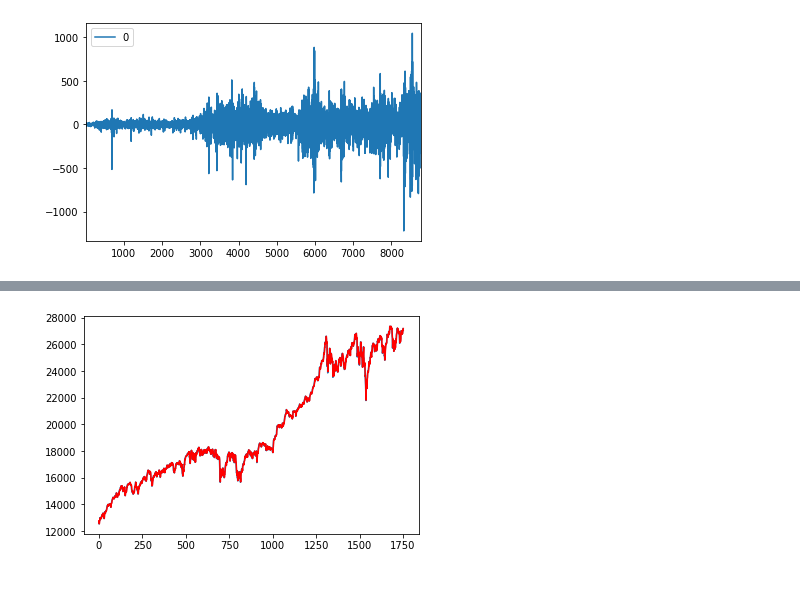
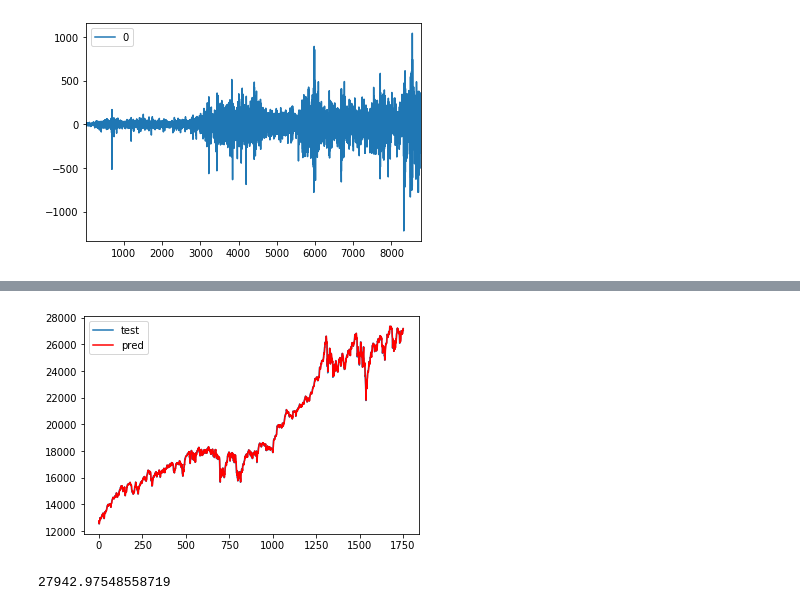
Before and after one commit to nessessence/stockPricePrediction, a Jupyter notebook: ARIMA_model.ipynb, the cells around one changed output, grey strips where cells are left out. Drawn from its saved outputs; the diff is of its cells as text; code cells hidden in the pictures.

```diff
--- a/ARIMA_model.ipynb
+++ b/ARIMA_model.ipynb
@@ -36,7 +37,7 @@ autocorrelation_plot(df['Close'])
 <matplotlib.axes._subplots.AxesSubplot at 0x...>
 [figure]
 # %%
-model = ARIMA(df['Close'], order=(5, 1, 0))
+model = ARIMA(df['Close'], order=(10, 1, 0))
 model_fit = model.fit(disp=0)
 print(model_fit.summary())
 # %% [output]
@@ -85,7 +86,7 @@ train, test = X[0:size], X[size:len(X)]
 hist = [x for x in train]
 predictions = list()
 for t in tqdm(range(len(test))):
-    model = ARIMA(hist, order=(5, 1, 0))
+    model = ARIMA(hist, order=(10, 1, 0))
     model_fit = model.fit(disp=0)
     output = model_fit.forecast()
     y_hat = output[0]
@@ -102,6 +101,14 @@ NameError: name 'prediction' is not defined
 # %%
-plt.plot(test)
-plt.plot(predictions, color='red')
+plt.plot(test, label='test')
+plt.plot(predictions, color='red', label='pred')
+plt.legend()
 plt.show()
 # %% [output]
-[figure, old version]
+[figure, new version]
+# %%
+import numpy as np
+predictions = np.array(predictions).reshape(-1)
+error = mean_squared_error(test, predictions)
+error
+# %% [output]
+27942.97548558719
```
Also changed, not shown: parts of 7 cells of this notebook, 1 other file.
